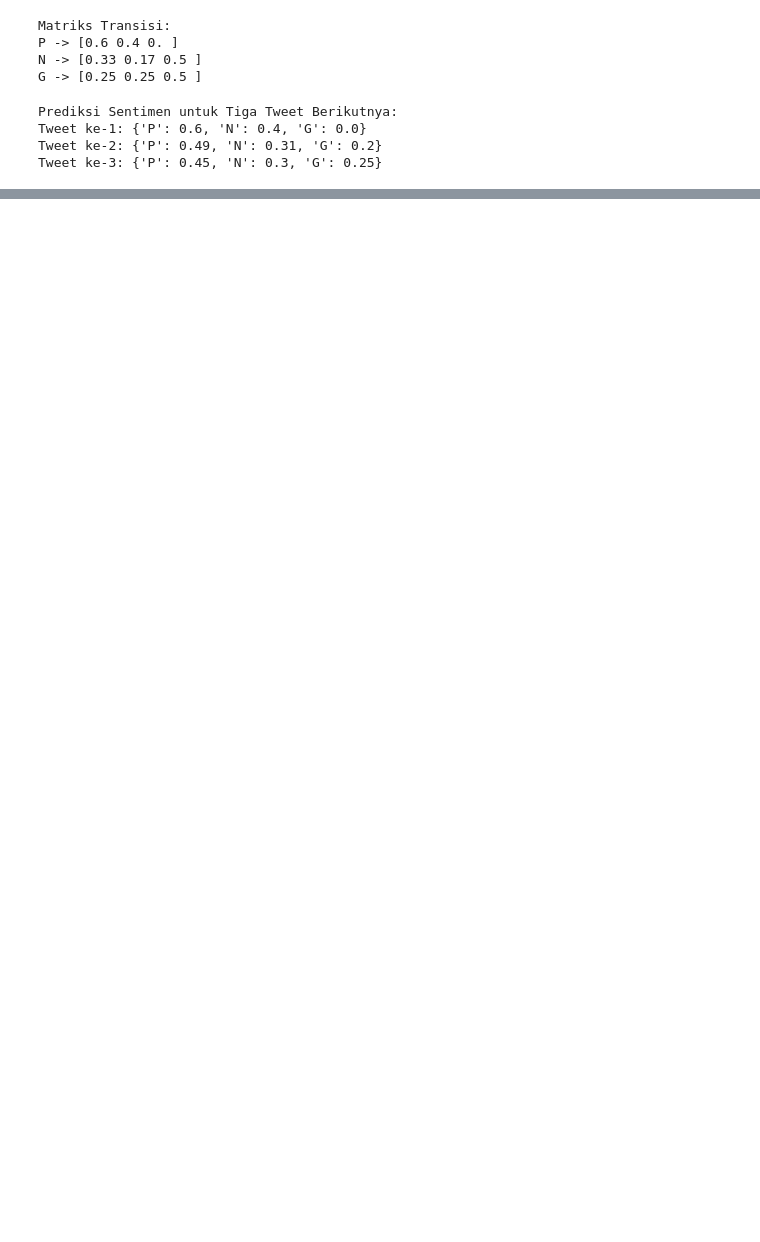
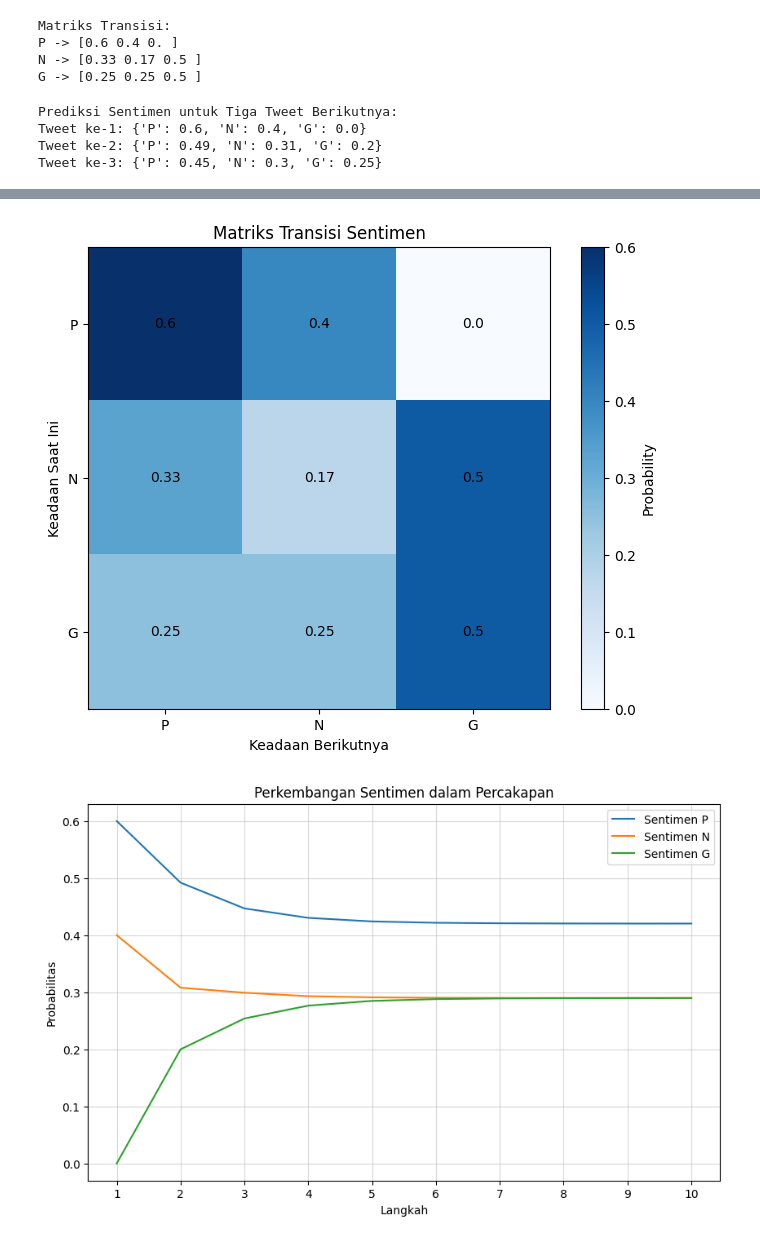
Before and after one commit to Logann8/Rian-Ali-M-Agustin-, a Jupyter notebook: Pemodelan_Statistik.ipynb, the cells around one changed output, grey strips where cells are left out. Drawn from its saved outputs; the diff is of its cells as text; code cells hidden in the pictures; blank space fills up the shorter version.

```diff
--- a/Pemodelan_Statistik.ipynb
+++ b/Pemodelan_Statistik.ipynb
@@ -96,0 +95,72 @@ Langkah 10: {'P': 0.42, 'N': 0.29, 'G': 0.29}
+# %%
+import numpy as np
+import matplotlib.pyplot as plt
+
+data_tweet = [
+    ['P', 'P', 'N', 'G'],
+    ['N', 'P', 'P', 'P'],
+    ['G', 'N', 'G', 'G'],
+    ['P', 'N', 'N', 'P'],
+    ['N', 'G', 'G', 'P']
+]
+
+sentimen_list = ['P', 'N', 'G']
+index_sentimen = {sentimen: idx for idx, sentimen in enumerate(sentimen_list)}
+
+matrix_transisi = np.zeros((len(sentimen_list), len(sentimen_list)))
+
+for conversation in data_tweet:
+    for i in range(len(conversation) - 1):
+        current = conversation[i]
+        next_ = conversation[i + 1]
+        matrix_transisi[index_sentimen[current], index_sentimen[next_]] += 1
+
+for row in range(len(matrix_transisi)):
+    row_sum = np.sum(matrix_transisi[row])
+    if row_sum > 0:
+        matrix_transisi[row] /= row_sum
+
+matrix_transisi = np.round(matrix_transisi, 2)
+
+plt.figure(figsize=(8, 6))
+plt.imshow(matrix_transisi, cmap="Blues", interpolation="nearest")
+plt.colorbar(label="Probability")
+plt.xticks(range(len(sentimen_list)), sentimen_list)
+plt.yticks(range(len(sentimen_list)), sentimen_list)
+plt.title("Matriks Transisi Sentimen")
+plt.xlabel("Keadaan Berikutnya")
+plt.ylabel("Keadaan Saat Ini")
+for i in range(len(sentimen_list)):
+    for j in range(len(sentimen_list)):
+        plt.text(j, i, matrix_transisi[i, j], ha="center", va="center", color="black")
+plt.show()
+
+def analisis_perkembangan(matrix_transisi, sentimen_awal, langkah=10):
+    vektor_awal = np.zeros(len(sentimen_list))
+    vektor_awal[index_sentimen[sentimen_awal]] = 1
+
+    riwayat = []
+    for _ in range(langkah):
+        vektor_awal = np.dot(vektor_awal, matrix_transisi)
+        riwayat.append(vektor_awal)
+
+    return np.array(riwayat)
+
+sentimen_awal = 'P'
+langkah = 10
+riwayat = analisis_perkembangan(matrix_transisi, sentimen_awal, langkah)
+
+plt.figure(figsize=(10, 6))
+for i, sentimen in enumerate(sentimen_list):
+    plt.plot(range(1, langkah + 1), riwayat[:, i], label=f"Sentimen {sentimen}")
+
+plt.title("Perkembangan Sentimen dalam Percakapan")
+plt.xlabel("Langkah")
+plt.ylabel("Probabilitas")
+plt.xticks(range(1, langkah + 1))
+plt.legend()
+plt.grid(alpha=0.5)
+plt.show()
+# %% [output]
+[figure, added]
+[figure, added]
```
Also changed, not shown: parts of 1 cell of this notebook.
